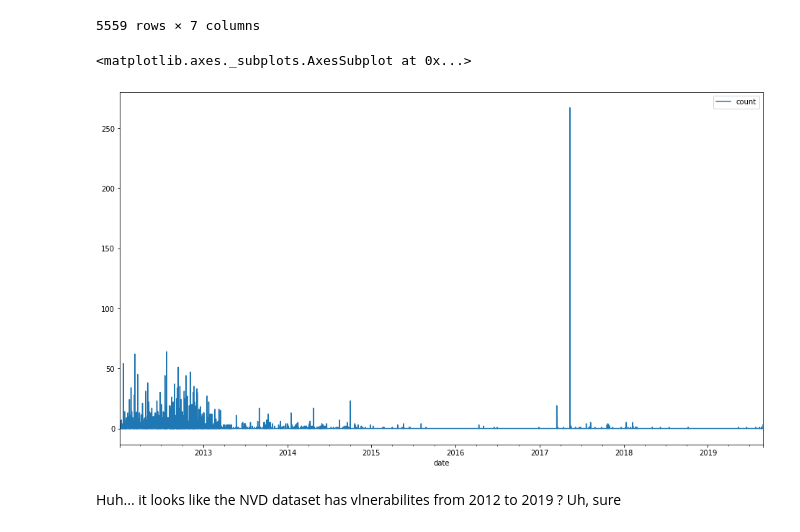
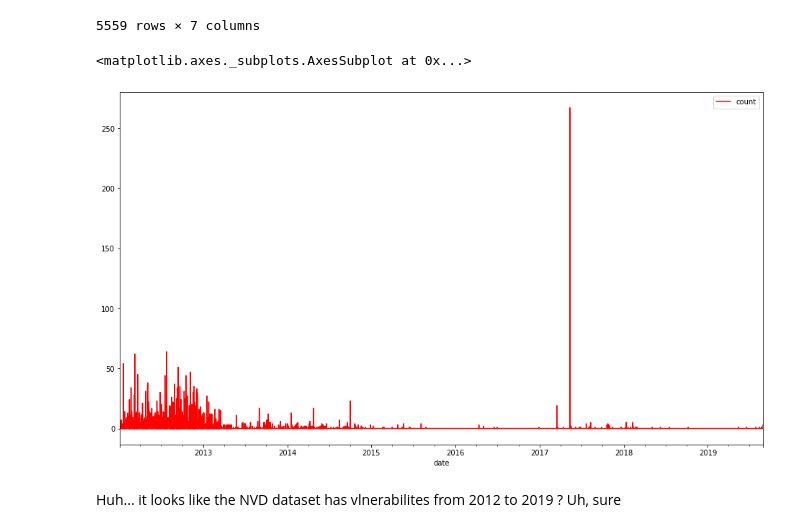
Before and after one commit to UNCG-CSE/Open_Source_Vul_Metrics, a Jupyter notebook: src/releases.ipynb, the cells around one changed output. Saved outputs shown, nothing was run; the diff lists cells and outputs as text; code cells hidden in the pictures.

```diff
--- a/src/releases.ipynb
+++ b/src/releases.ipynb
@@ -149,10 +149,10 @@ nvd_12_df
 # %%
 vulns_per_hour = (nvd_12_df[['date','CVE_data_type']].set_index('date').resample('H').count()).rename(columns={'CVE_data_type':'count'})
 # %%
-vulns_per_hour.plot()
+vulns_per_hour.plot(color="red")
 # %% [output]
 <matplotlib.axes._subplots.AxesSubplot at 0x...>
-[figure, old version]
+[figure, new version]
 # %% [markdown]
 Huh... it looks like the NVD dataset has vlnerabilites from 2012 to 2019 ? Uh, sure
 # %% [markdown]
```
Also changed, not shown: parts of 2 cells of this notebook.
